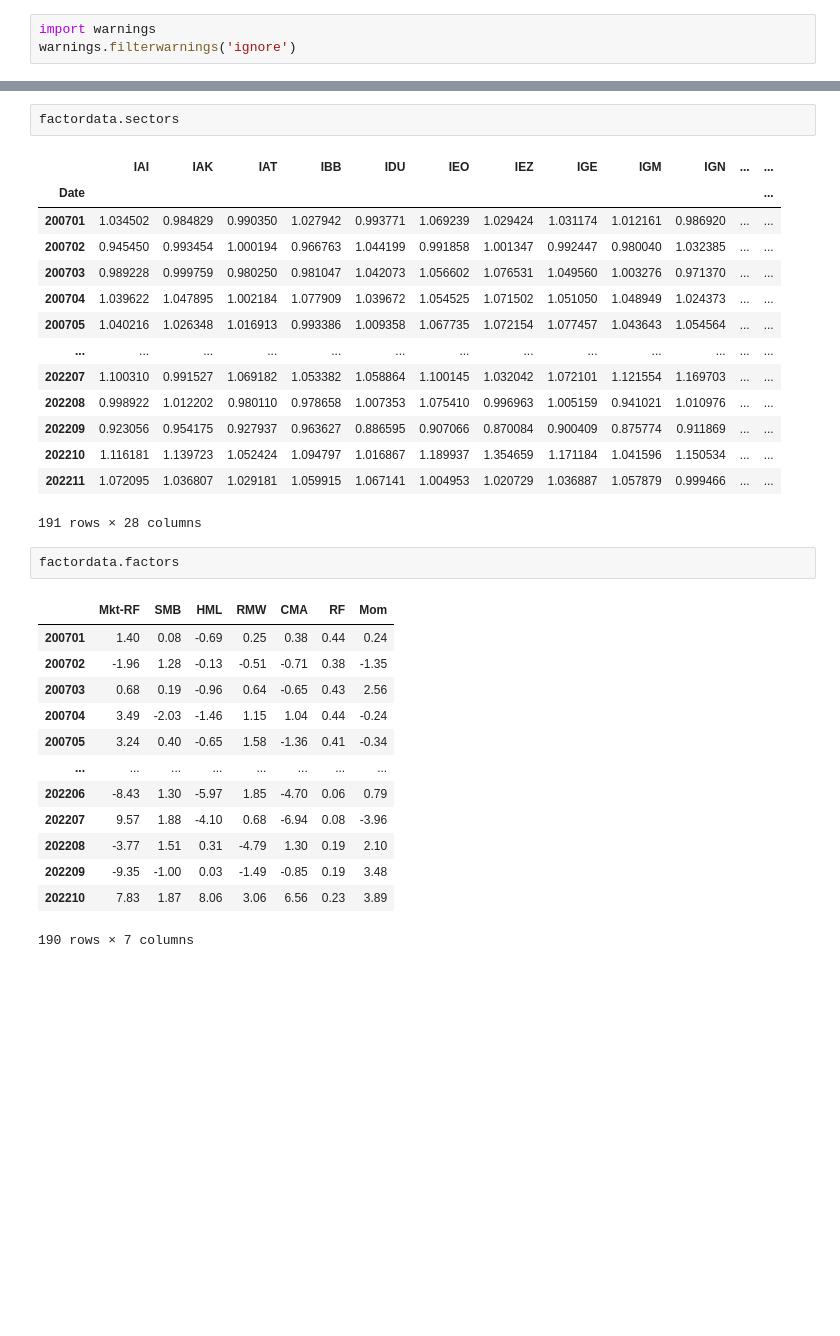
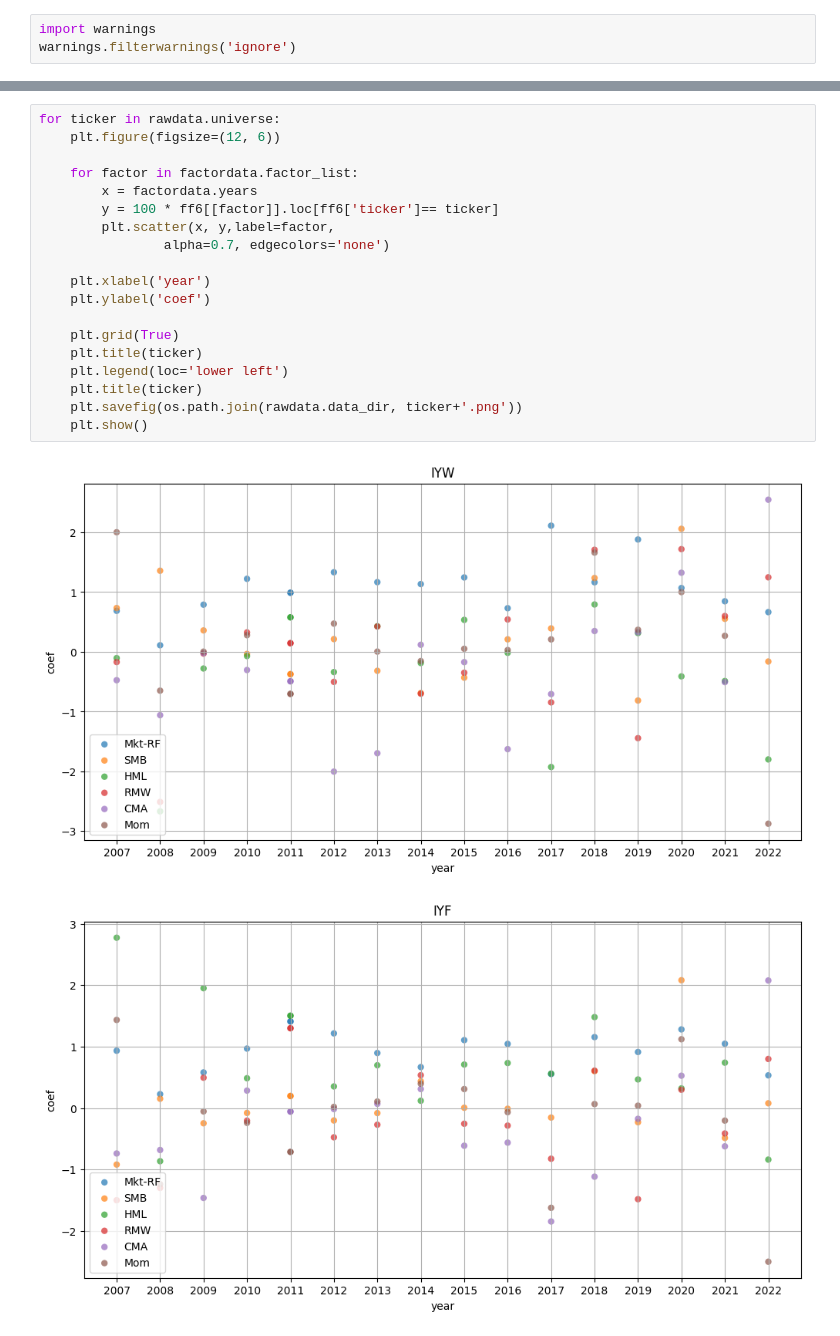
Before and after one commit to QuhiQuhihi/Famma-French-Factors-with-Sector-ETF, a Jupyter notebook: visualize.ipynb, the cells around one changed output, grey strips where cells are left out. Saved outputs shown, nothing was run; the diff lists cells and outputs as text; blank space fills up the shorter version.

Commit message:
visualization added

```diff
--- a/visualize.ipynb
+++ b/visualize.ipynb
@@ -78,36 +76,25 @@ ff6
 | 474 | IYZ | 2022 | 0.004879 | 0.00889 | -0.015022 | 0.012303 | 0.029784 | -0.027716 |
 | 475 | SOXX | 2022 | 0.01072 | -0.001275 | -0.003784 | 0.004929 | 0.009522 | -0.019769 |
 476 rows × 8 columns
-# %%
-factordata.sectors
-# %% [output]
-|  | IAI | IAK | IAT | IBB | IDU | IEO | IEZ | IGE | IGM | IGN | ... | ... |
-| Date |  |  |  |  |  |  |  |  |  |  |  | ... |
-| 200701 | 1.034502 | 0.984829 | 0.990350 | 1.027942 | 0.993771 | 1.069239 | 1.029424 | 1.031174 | 1.012161 | 0.986920 | ... | ... |
-| 200702 | 0.945450 | 0.993454 | 1.000194 | 0.966763 | 1.044199 | 0.991858 | 1.001347 | 0.992447 | 0.980040 | 1.032385 | ... | ... |
-| 200703 | 0.989228 | 0.999759 | 0.980250 | 0.981047 | 1.042073 | 1.056602 | 1.076531 | 1.049560 | 1.003276 | 0.971370 | ... | ... |
-| 200704 | 1.039622 | 1.047895 | 1.002184 | 1.077909 | 1.039672 | 1.054525 | 1.071502 | 1.051050 | 1.048949 | 1.024373 | ... | ... |
-| 200705 | 1.040216 | 1.026348 | 1.016913 | 0.993386 | 1.009358 | 1.067735 | 1.072154 | 1.077457 | 1.043643 | 1.054564 | ... | ... |
-| ... | ... | ... | ... | ... | ... | ... | ... | ... | ... | ... | ... | ... |
-| 202207 | 1.100310 | 0.991527 | 1.069182 | 1.053382 | 1.058864 | 1.100145 | 1.032042 | 1.072101 | 1.121554 | 1.169703 | ... | ... |
-| 202208 | 0.998922 | 1.012202 | 0.980110 | 0.978658 | 1.007353 | 1.075410 | 0.996963 | 1.005159 | 0.941021 | 1.010976 | ... | ... |
-| 202209 | 0.923056 | 0.954175 | 0.927937 | 0.963627 | 0.886595 | 0.907066 | 0.870084 | 0.900409 | 0.875774 | 0.911869 | ... | ... |
-| 202210 | 1.116181 | 1.139723 | 1.052424 | 1.094797 | 1.016867 | 1.189937 | 1.354659 | 1.171184 | 1.041596 | 1.150534 | ... | ... |
-| 202211 | 1.072095 | 1.036807 | 1.029181 | 1.059915 | 1.067141 | 1.004953 | 1.020729 | 1.036887 | 1.057879 | 0.999466 | ... | ... |
-191 rows × 28 columns
-# %%
-factordata.factors
-# %% [output]
-|  | Mkt-RF | SMB | HML | RMW | CMA | RF | Mom |
-| 200701 | 1.40 | 0.08 | -0.69 | 0.25 | 0.38 | 0.44 | 0.24 |
-| 200702 | -1.96 | 1.28 | -0.13 | -0.51 | -0.71 | 0.38 | -1.35 |
-| 200703 | 0.68 | 0.19 | -0.96 | 0.64 | -0.65 | 0.43 | 2.56 |
-| 200704 | 3.49 | -2.03 | -1.46 | 1.15 | 1.04 | 0.44 | -0.24 |
-| 200705 | 3.24 | 0.40 | -0.65 | 1.58 | -1.36 | 0.41 | -0.34 |
-| ... | ... | ... | ... | ... | ... | ... | ... |
-| 202206 | -8.43 | 1.30 | -5.97 | 1.85 | -4.70 | 0.06 | 0.79 |
-| 202207 | 9.57 | 1.88 | -4.10 | 0.68 | -6.94 | 0.08 | -3.96 |
-| 202208 | -3.77 | 1.51 | 0.31 | -4.79 | 1.30 | 0.19 | 2.10 |
-| 202209 | -9.35 | -1.00 | 0.03 | -1.49 | -0.85 | 0.19 | 3.48 |
-| 202210 | 7.83 | 1.87 | 8.06 | 3.06 | 6.56 | 0.23 | 3.89 |
-190 rows × 7 columns
+# %%
+for ticker in rawdata.universe:
+    plt.figure(figsize=(12, 6))
+
+    for factor in factordata.factor_list:
+        x = factordata.years
+        y = 100 * ff6[[factor]].loc[ff6['ticker']== ticker]
+        plt.scatter(x, y,label=factor,
+                alpha=0.7, edgecolors='none')
+
+    plt.xlabel('year')
+    plt.ylabel('coef')
+
+    plt.grid(True)
+    plt.title(ticker)
+    plt.legend(loc='lower left')
+    plt.title(ticker)
+    plt.savefig(os.path.join(rawdata.data_dir, ticker+'.png'))
+    plt.show()
+# %% [output]
+[figure, added]
+[figure, added]
```
Also changed, not shown: parts of 7 cells of this notebook, 1 other file.
